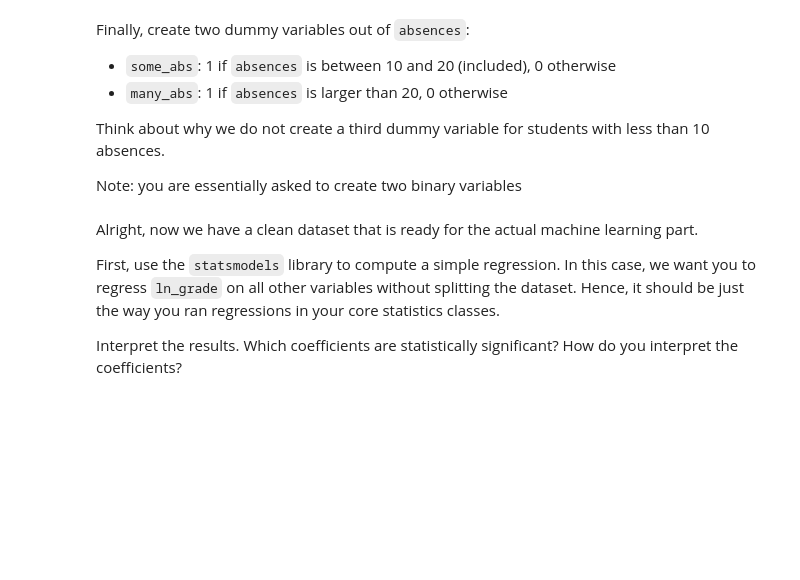
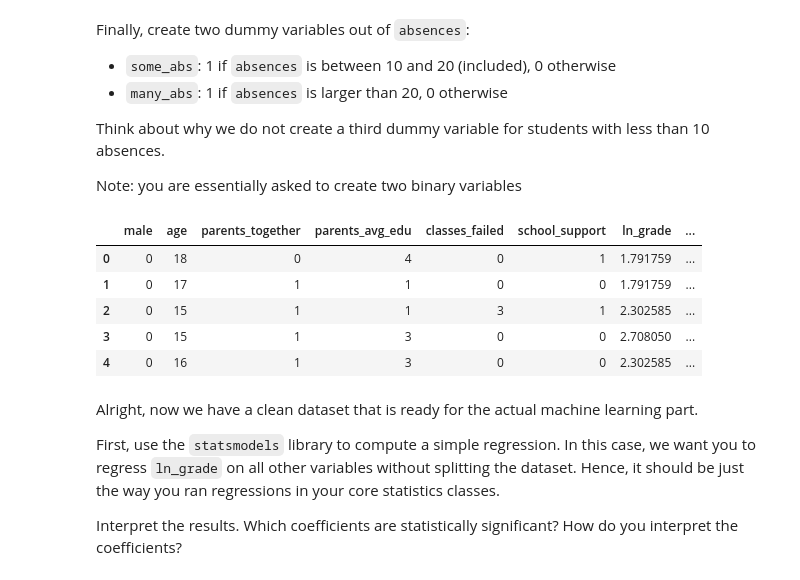
Before and after one commit to rjcampo/Machine-Learning, a Jupyter notebook: Lab 1/lab02_intro_ps1/lab02_intro_ps1/ML_lab1_exercise.ipynb, the cells around one changed output. Cells and saved outputs as stored; diff of their text form; code cells hidden in the pictures; blank space fills up the shorter version.

```diff
--- a/Lab 1/lab02_intro_ps1/lab02_intro_ps1/ML_lab1_exercise.ipynb
+++ b/Lab 1/lab02_intro_ps1/lab02_intro_ps1/ML_lab1_exercise.ipynb
@@ -123,12 +162,12 @@ We would like to log-transform the dependent variable (i.e., `grade`). Since the
 # %%
 # Q5: Log-transform the dependent variable
 # Replace 0 with 0.0000001 in grades
-...
+students['grade'] = students['grade'].replace(0, 0.0000001)
 
 # Log-transform grade
-...
+students['grade'] = np.log(students['grade'])
 
 # Rename grade to ln_grade
-...
+students.rename(columns={'grade': 'ln_grade'}, inplace=True)
 
 students
@@ -143,19 +184,30 @@ Note: you are essentially asked to create two binary variables
 # %%
 # Q6: Create a dummy variable from 'absences'
 # Create the some_abs column
 students['some_abs'] = np.where(
-    (students['absences'] ...) & (students['absences'] ...),
+    (students['absences'] >= 10) & (students['absences'] <= 20),
     1,
     0
 )
 
 # Create the many_abs column
-...
+students['many_abs'] = np.where(
+    students['absences'] > 20,
+    1,
+    0
+)
 
 # Delete the absences column
-...
+students.drop('absences', axis=1, inplace=True)
 
 students.head()
+# %% [output]
+|  | male | age | parents_together | parents_avg_edu | classes_failed | school_support | ln_grade | ... |
+| 0 | 0 | 18 | 0 | 4 | 0 | 1 | 1.791759 | ... |
+| 1 | 0 | 17 | 1 | 1 | 0 | 0 | 1.791759 | ... |
+| 2 | 0 | 15 | 1 | 1 | 3 | 1 | 2.302585 | ... |
+| 3 | 0 | 15 | 1 | 3 | 0 | 0 | 2.708050 | ... |
+| 4 | 0 | 16 | 1 | 3 | 0 | 0 | 2.302585 | ... |
 # %% [markdown]
 Alright, now we have a clean dataset that is ready for the actual machine learning part.
 
```
Also changed, not shown: parts of 8 cells of this notebook, 3 other files.
